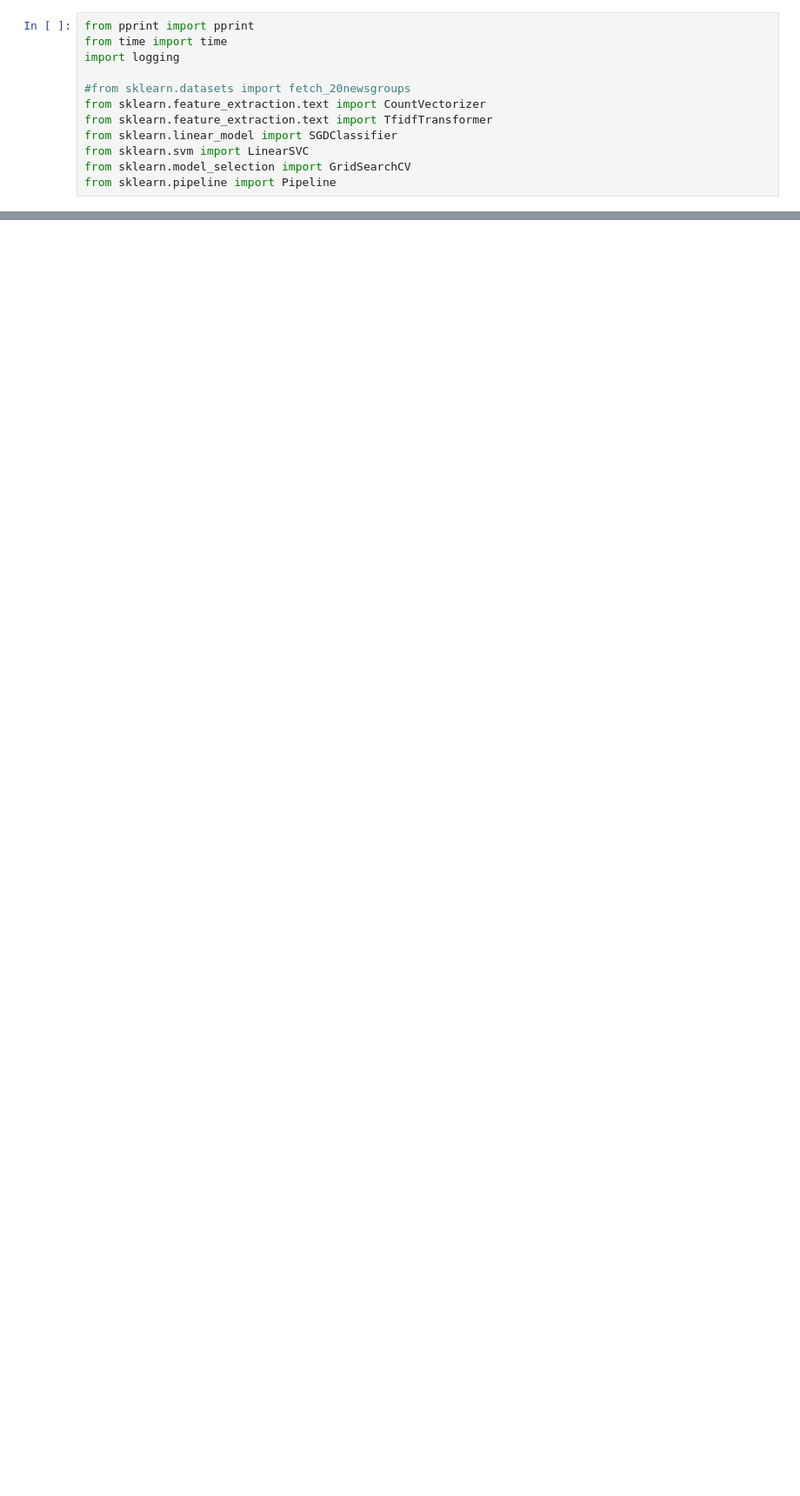
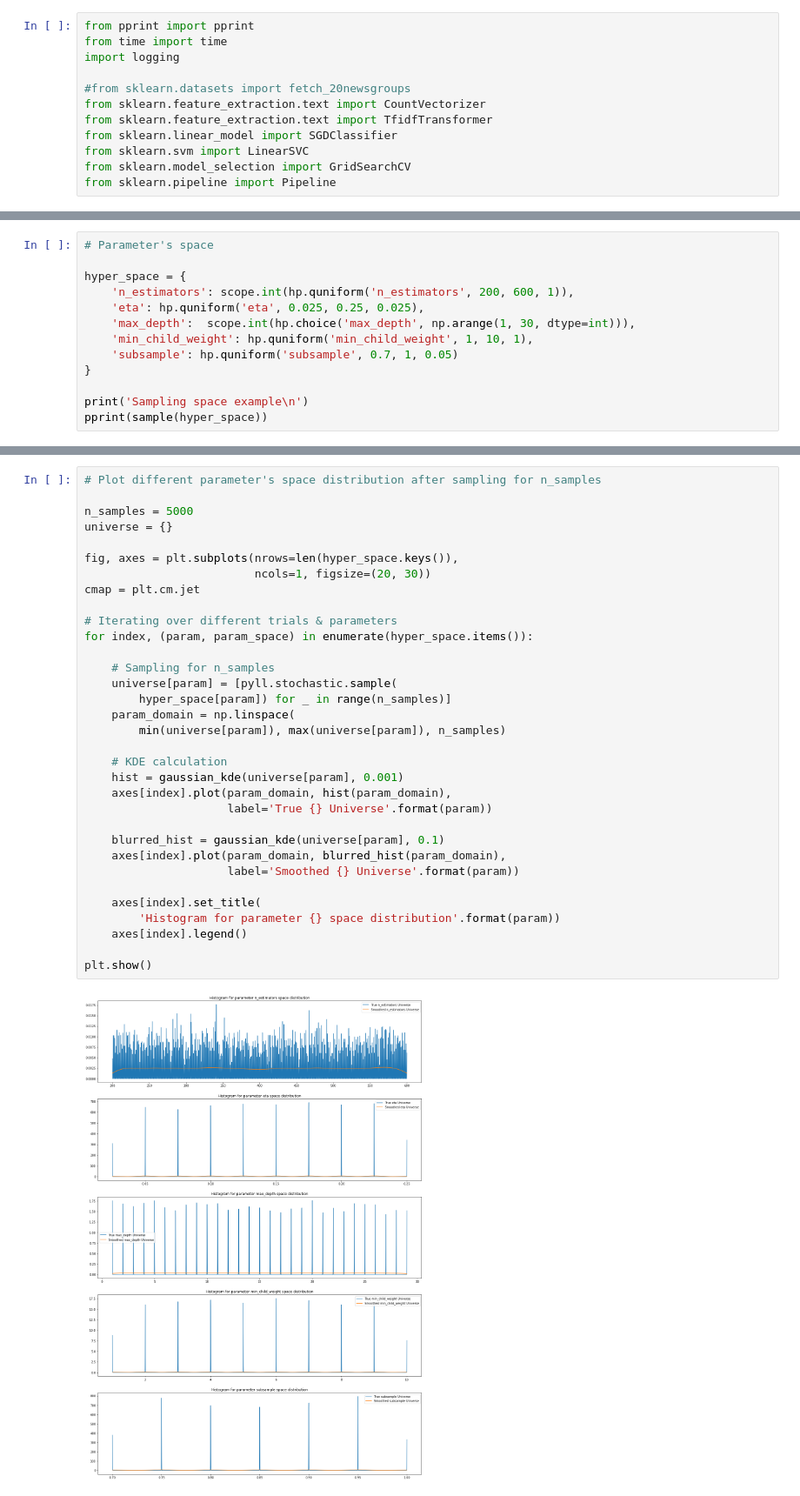
Before and after one commit to smkerr/COVID-fake-news-detection, a Jupyter notebook: model/XGBoost.ipynb, the cells around one changed output, grey strips where cells are left out. Shown at 87% size. Cells and saved outputs as stored; diff of their text form; blank space fills up the shorter version.

```diff
--- a/model/XGBoost.ipynb
+++ b/model/XGBoost.ipynb
@@ -445,0 +315,13 @@ Standard deviation of CV score:  0.006924
+# %%
+# Parameter's space
+
+hyper_space = {
+    'n_estimators': scope.int(hp.quniform('n_estimators', 200, 600, 1)),
+    'eta': hp.quniform('eta', 0.025, 0.25, 0.025),
+    'max_depth':  scope.int(hp.choice('max_depth', np.arange(1, 30, dtype=int))),
+    'min_child_weight': hp.quniform('min_child_weight', 1, 10, 1),
+    'subsample': hp.quniform('subsample', 0.7, 1, 0.05)
+}
+
+print('Sampling space example\n')
+pprint(sample(hyper_space))
@@ -445,0 +336,35 @@ Standard deviation of CV score:  0.006924
+# %%
+# Plot different parameter's space distribution after sampling for n_samples
+
+n_samples = 5000
+universe = {}
+
+fig, axes = plt.subplots(nrows=len(hyper_space.keys()),
+                         ncols=1, figsize=(20, 30))
+cmap = plt.cm.jet
+
+# Iterating over different trials & parameters
+for index, (param, param_space) in enumerate(hyper_space.items()):
+
+    # Sampling for n_samples
+    universe[param] = [pyll.stochastic.sample(
+        hyper_space[param]) for _ in range(n_samples)]
+    param_domain = np.linspace(
+        min(universe[param]), max(universe[param]), n_samples)
+
+    # KDE calculation
+    hist = gaussian_kde(universe[param], 0.001)
+    axes[index].plot(param_domain, hist(param_domain),
+                     label='True {} Universe'.format(param))
+
+    blurred_hist = gaussian_kde(universe[param], 0.1)
+    axes[index].plot(param_domain, blurred_hist(param_domain),
+                     label='Smoothed {} Universe'.format(param))
+
+    axes[index].set_title(
+        'Histogram for parameter {} space distribution'.format(param))
+    axes[index].legend()
+
+plt.show()
+# %% [output]
+[figure, added]
```
Also changed, not shown: parts of 50 cells of this notebook.
